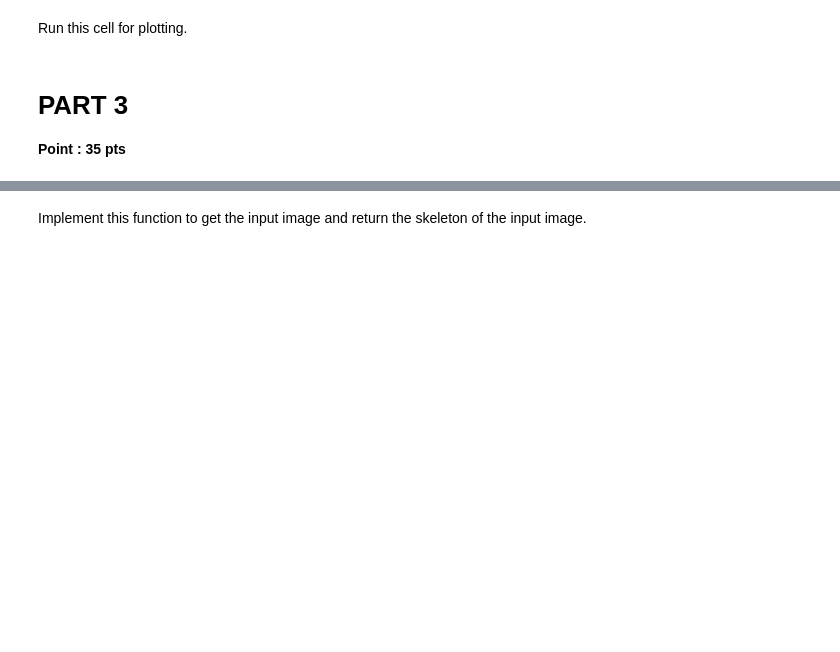
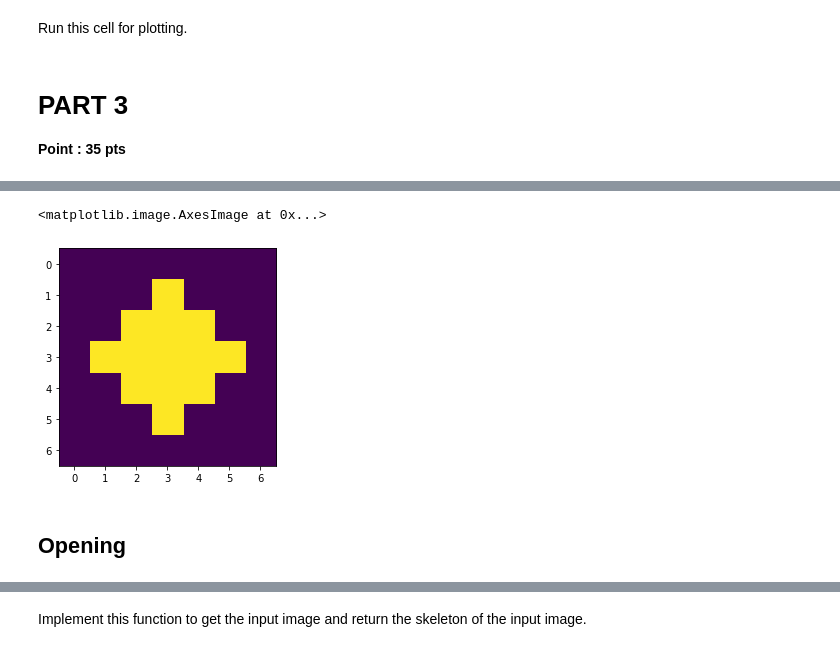
Before and after one commit to parsaeisa/computer_vision, a Jupyter notebook: HW9/HW9.ipynb, the cells around one changed output, grey strips where cells are left out. Cells and saved outputs as stored; diff of their text form; code cells hidden in the pictures; blank space fills up the shorter version.

```diff
--- a/HW9/HW9.ipynb
+++ b/HW9/HW9.ipynb
@@ -53,0 +105,32 @@ Here is for your helper functions(optional).
+# %%
+def dilation(img , str_elem):
+  c = signal.convolve2d(str_elem , img)
+
+  height = img.shape[0]
+  width = img.shape[1]
+
+  return np.where(c>0 , 1 , 0)[1:height + 1 , 1:width + 1]
+# %%
+# check dilation
+str_elem = np.array([
+    [0,1,0],
+    [1,1,1],
+    [0,1,0]
+])
+
+g = np.array([
+    [0,0,0,0,0,0,0],
+    [0,0,0,0,0,0,0],
+    [0,0,0,1,0,0,0],
+    [0,0,1,1,1,0,0],
+    [0,0,0,1,0,0,0],
+    [0,0,0,0,0,0,0],
+    [0,0,0,0,0,0,0],
+])
+
+plt.imshow(dilation(g , str_elem))
+# %% [output]
+<matplotlib.image.AxesImage at 0x...>
+[figure, added]
+# %% [markdown]
+## Opening
```
Also changed, not shown: parts of 24 cells of this notebook.
